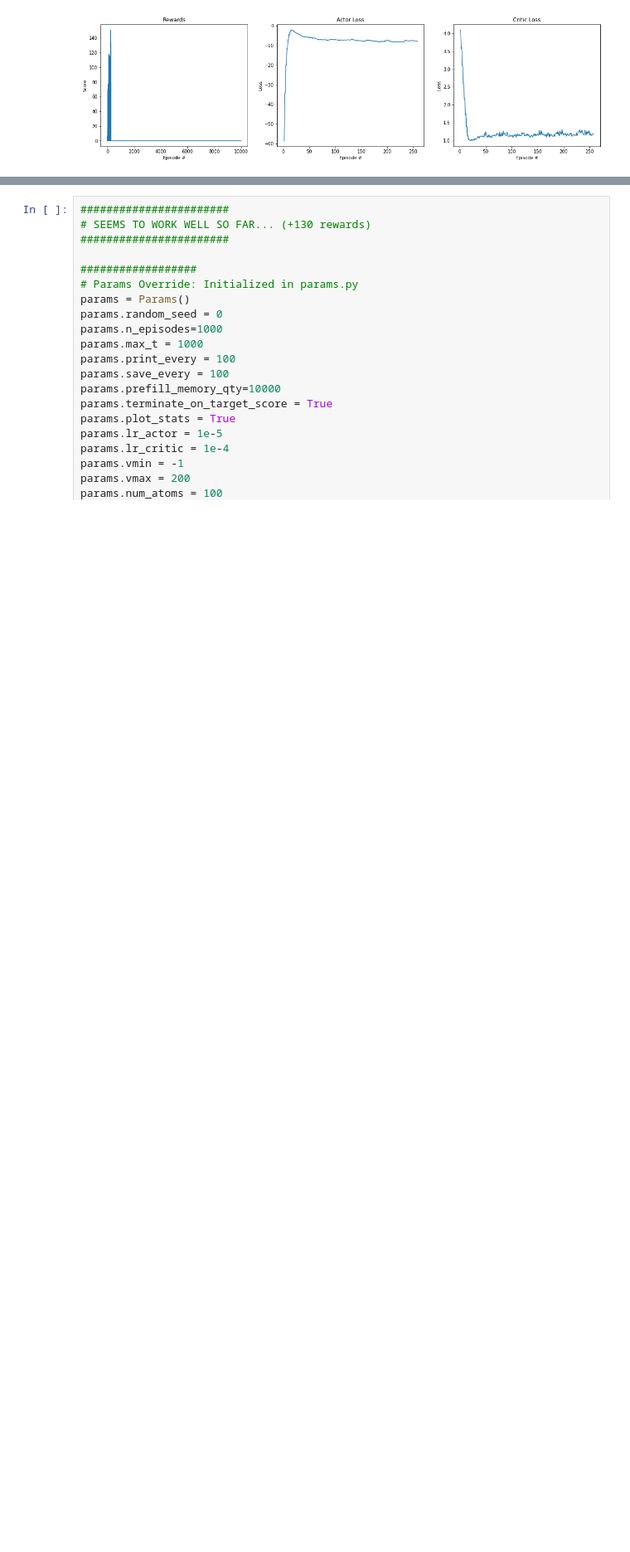
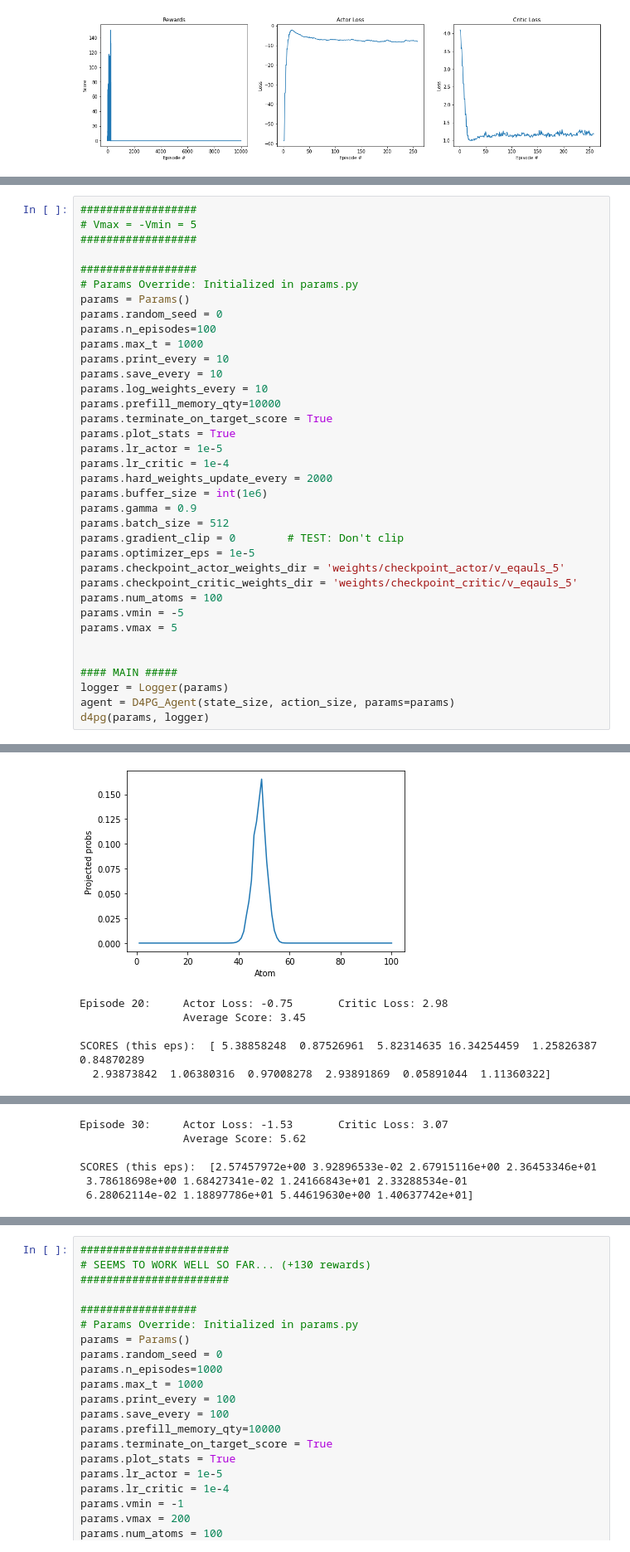
Before and after one commit to derektan95/Deep-Reinforcement-Learning-Algorithms, a Jupyter notebook: p2_continuous-control/Crawler_MultiAgent_Control_Exercise/MultiAgent_Crawler.ipynb, the cells around one changed output, grey strips where cells are left out. Shown at 83% size. Drawn from its saved outputs; the diff is of its cells as text; blank space fills up the shorter version.

```diff
--- a/p2_continuous-control/Crawler_MultiAgent_Control_Exercise/MultiAgent_Crawler.ipynb
+++ b/p2_continuous-control/Crawler_MultiAgent_Control_Exercise/MultiAgent_Crawler.ipynb
@@ -584,0 +495,37 @@ Episode 200:    Actor Loss: nan         Critic Loss: nan
+# %%
+##################
+# Vmax = -Vmin = 5
+##################
+
+##################
+# Params Override: Initialized in params.py
+params = Params()
+params.random_seed = 0
+params.n_episodes=100
+params.max_t = 1000
+params.print_every = 10
+params.save_every = 10
+params.log_weights_every = 10
+params.prefill_memory_qty=10000
+params.terminate_on_target_score = True
+params.plot_stats = True
+params.lr_actor = 1e-5
+params.lr_critic = 1e-4
+params.hard_weights_update_every = 2000
+params.buffer_size = int(1e6)
+params.gamma = 0.9
+params.batch_size = 512
+params.gradient_clip = 0        # TEST: Don't clip
+params.optimizer_eps = 1e-5
+params.checkpoint_actor_weights_dir = 'weights/checkpoint_actor/v_eqauls_5'
+params.checkpoint_critic_weights_dir = 'weights/checkpoint_critic/v_eqauls_5'
+params.num_atoms = 100
+params.vmin = -5
+params.vmax = 5
+
+
+#### MAIN #####
+logger = Logger(params)
+agent = D4PG_Agent(state_size, action_size, params=params)
+d4pg(params, logger)
+# %% [output]
@@ -584,0 +549,6 @@ Episode 200:    Actor Loss: nan         Critic Loss: nan
+[figure, added]
+Episode 20:     Actor Loss: -0.75       Critic Loss: 2.98
+                Average Score: 3.45
+
+SCORES (this eps):  [ 5.38858248  0.87526961  5.82314635 16.34254459  1.25826387  0.84870289
+  2.93873842  1.06380316  0.97008278  2.93891869  0.05891044  1.11360322]
@@ -584,0 +556,6 @@ Episode 200:    Actor Loss: nan         Critic Loss: nan
+Episode 30:     Actor Loss: -1.53       Critic Loss: 3.07
+                Average Score: 5.62
+
+SCORES (this eps):  [2.57457972e+00 3.92896533e-02 2.67915116e+00 2.36453346e+01
+ 3.78618698e+00 1.68427341e-02 1.24166843e+01 2.33288534e-01
+ 6.28062114e-02 1.18897786e+01 5.44619630e+00 1.40637742e+01]
```
Also changed, not shown: parts of 32 cells of this notebook, 21 other files.
